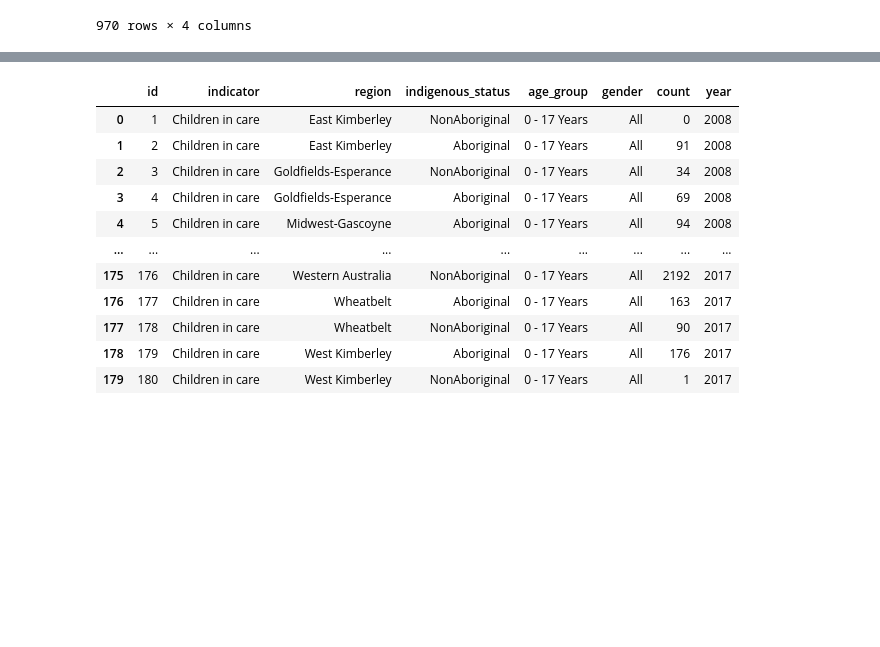
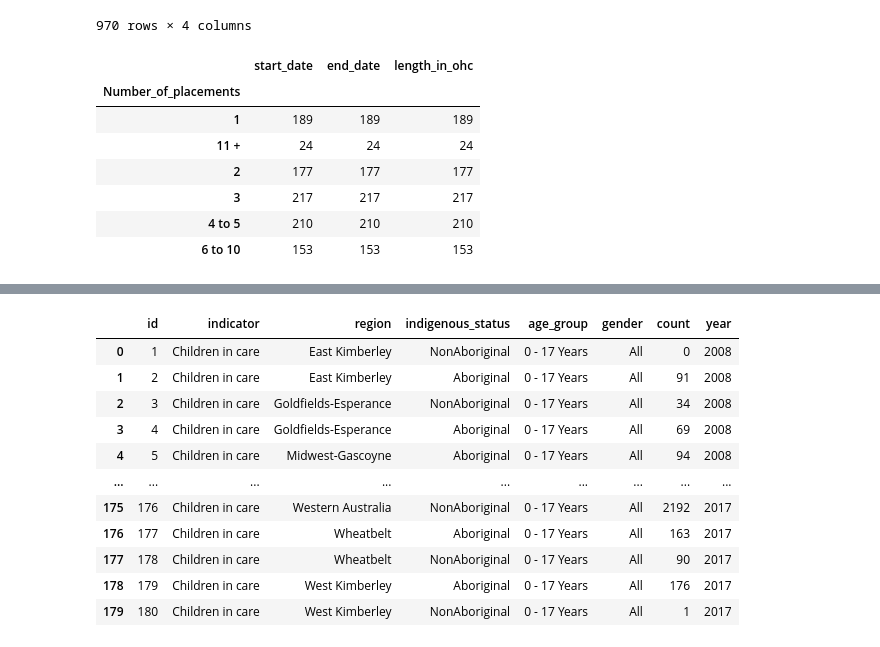
Before and after one commit to BonnerDev/final-project, a Jupyter notebook: workbook.ipynb, the cells around one changed output, grey strips where cells are left out. Drawn from its saved outputs; the diff is of its cells as text; code cells hidden in the pictures; blank space fills up the shorter version.

```diff
--- a/workbook.ipynb
+++ b/workbook.ipynb
@@ -98,3 +98,15 @@ over_12
 | 1424 | 01072013 | 30062013 | 12 months or more | 11 + |
 | 1425 | 01072013 | 30062013 | 12 months or more | 11 + |
 970 rows × 4 columns
+# %%
+grouped_over_12 = over_12.groupby(["Number_of_placements"]).count()
+grouped_over_12
+# %% [output]
+|  | start_date | end_date | length_in_ohc |
+| Number_of_placements |  |  |  |
+| 1 | 189 | 189 | 189 |
+| 11 + | 24 | 24 | 24 |
+| 2 | 177 | 177 | 177 |
+| 3 | 217 | 217 | 217 |
+| 4 to 5 | 210 | 210 | 210 |
+| 6 to 10 | 153 | 153 | 153 |
```
Also changed, not shown: parts of 6 cells of this notebook, 3 other files.
